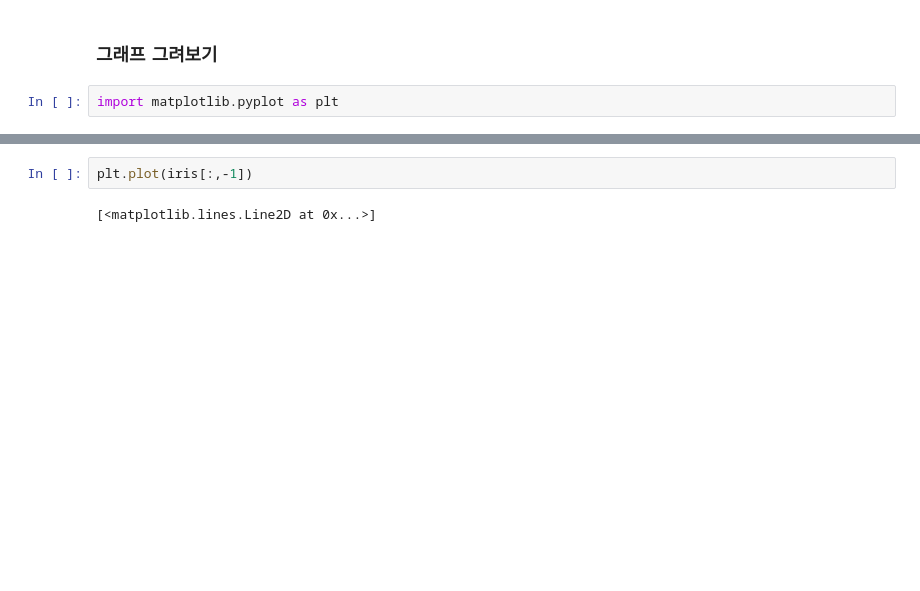
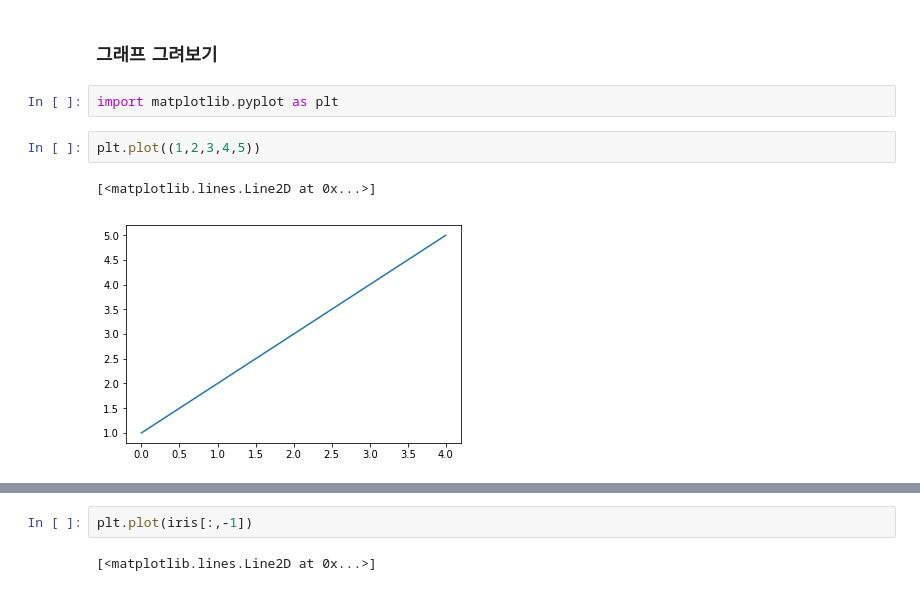
Before and after one commit to gubosd/lecture13, a Jupyter notebook: 데이터분석/02_numpy_01_기본.ipynb, the cells around one changed output, grey strips where cells are left out. Cells and saved outputs as stored; diff of their text form; blank space fills up the shorter version.

```diff
--- a/데이터분석/02_numpy_01_기본.ipynb
+++ b/데이터분석/02_numpy_01_기본.ipynb
@@ -1431,3 +1496,8 @@ sum(a<-2)/1000000
 ### 그래프 그려보기
 # %%
 import matplotlib.pyplot as plt
+# %%
+plt.plot((1,2,3,4,5))
+# %% [output]
+[<matplotlib.lines.Line2D at 0x...>]
+[figure, added]
```
Also changed, not shown: parts of 25 cells of this notebook, 1 other file.
